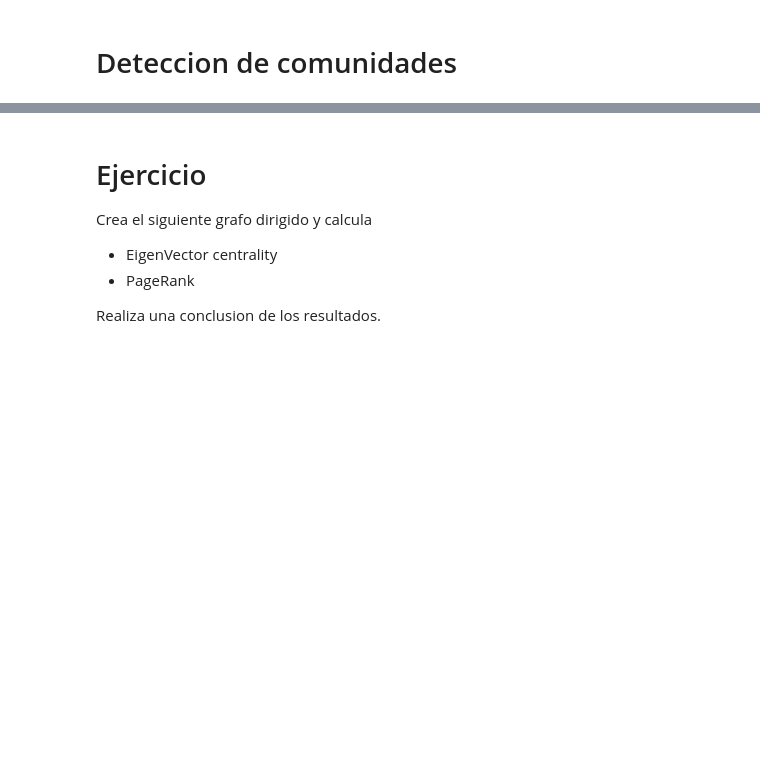
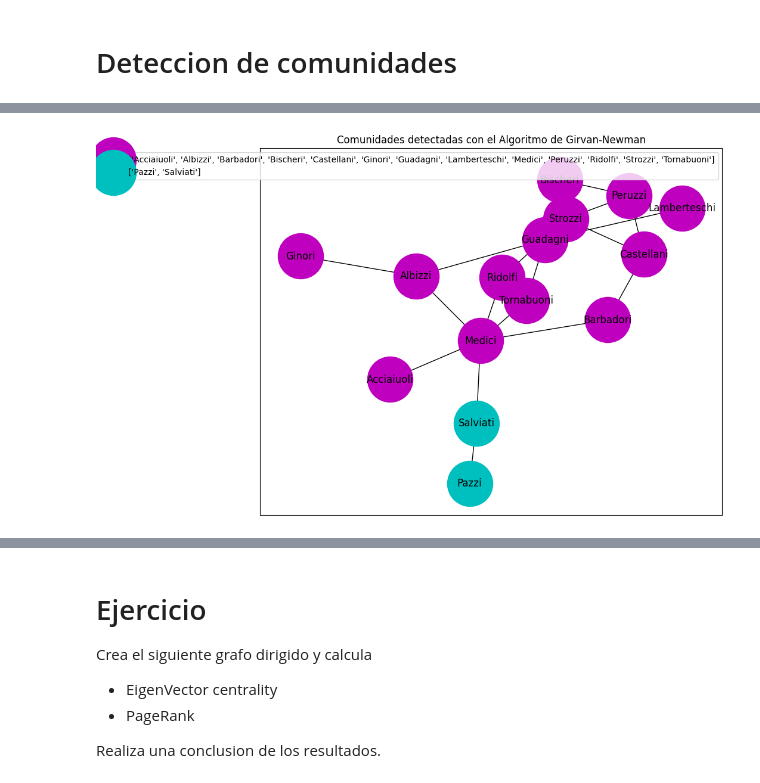
Before and after one commit to sharop/TallerGrafos24, a Jupyter notebook: Clase_2_Grafos.ipynb, the cells around one changed output, grey strips where cells are left out. Cells and saved outputs as stored; diff of their text form; code cells hidden in the pictures; blank space fills up the shorter version.

```diff
--- a/Clase_2_Grafos.ipynb
+++ b/Clase_2_Grafos.ipynb
@@ -699,3 +698,26 @@ plt.show()
+# %%
+import networkx as nx
+import matplotlib.pyplot as plt
+from networkx.algorithms.community import girvan_newman
+
+
+# Aplicar el algoritmo de Girvan-Newman
+comp = girvan_newman(G)
+limited = tuple(sorted(c) for c in next(comp))
+
+# Visualización del grafo con las comunidades detectadas
+pos = nx.spring_layout(G)
+plt.figure(figsize=(10, 8))
+colors = ['r', 'g', 'b', 'y', 'c', 'm']
+for community in limited:
+    nx.draw_networkx_nodes(G, pos, nodelist=community, node_color=colors.pop(), label=community, node_size=3000)
+nx.draw_networkx_edges(G, pos)
+nx.draw_networkx_labels(G, pos)
+plt.title("Comunidades detectadas con el Algoritmo de Girvan-Newman")
+plt.legend()
+plt.show()
+# %% [output]
+[figure, added]
 # %%
 !pip install cdlib
 # %% [output]
```
Also changed, not shown: parts of 14 cells of this notebook.
